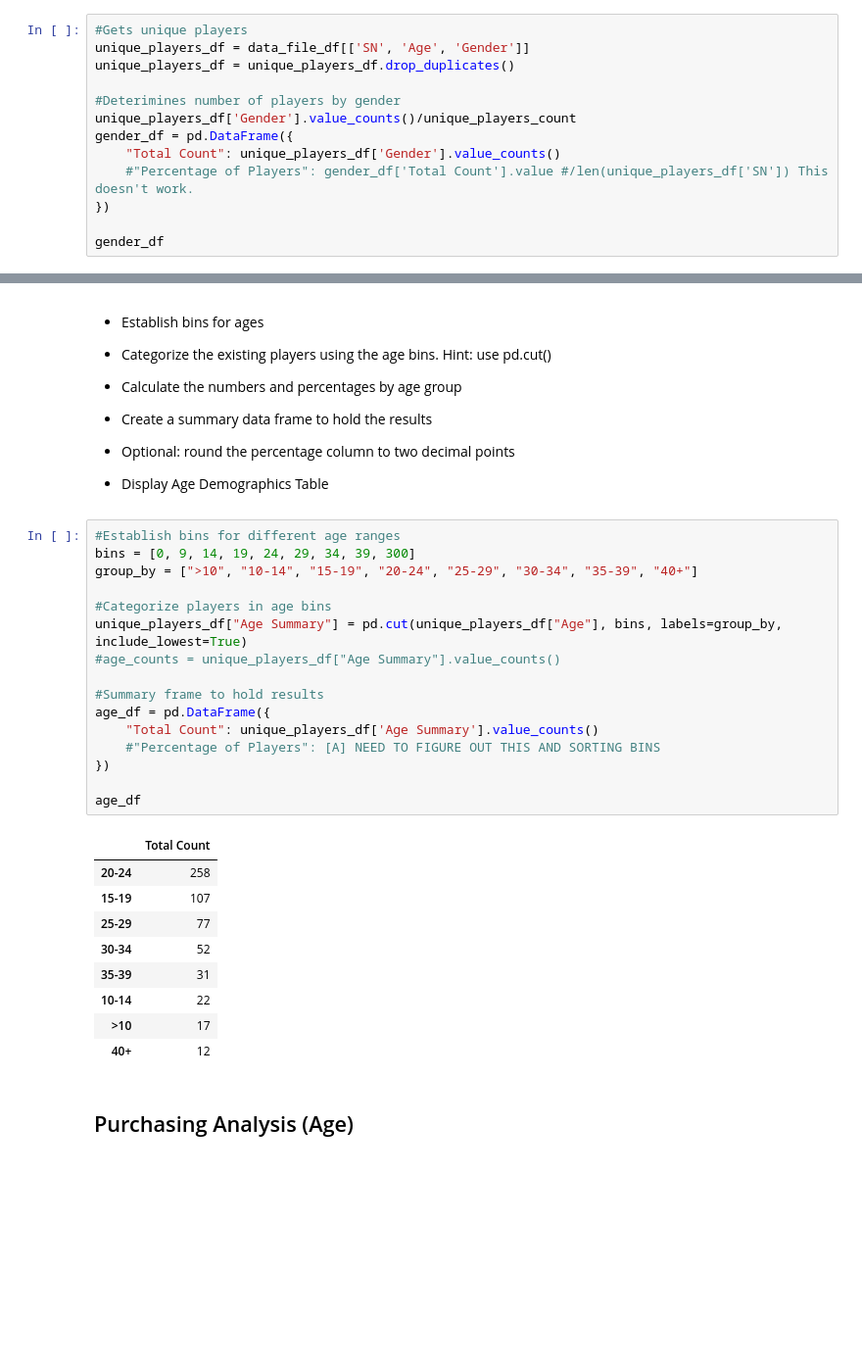
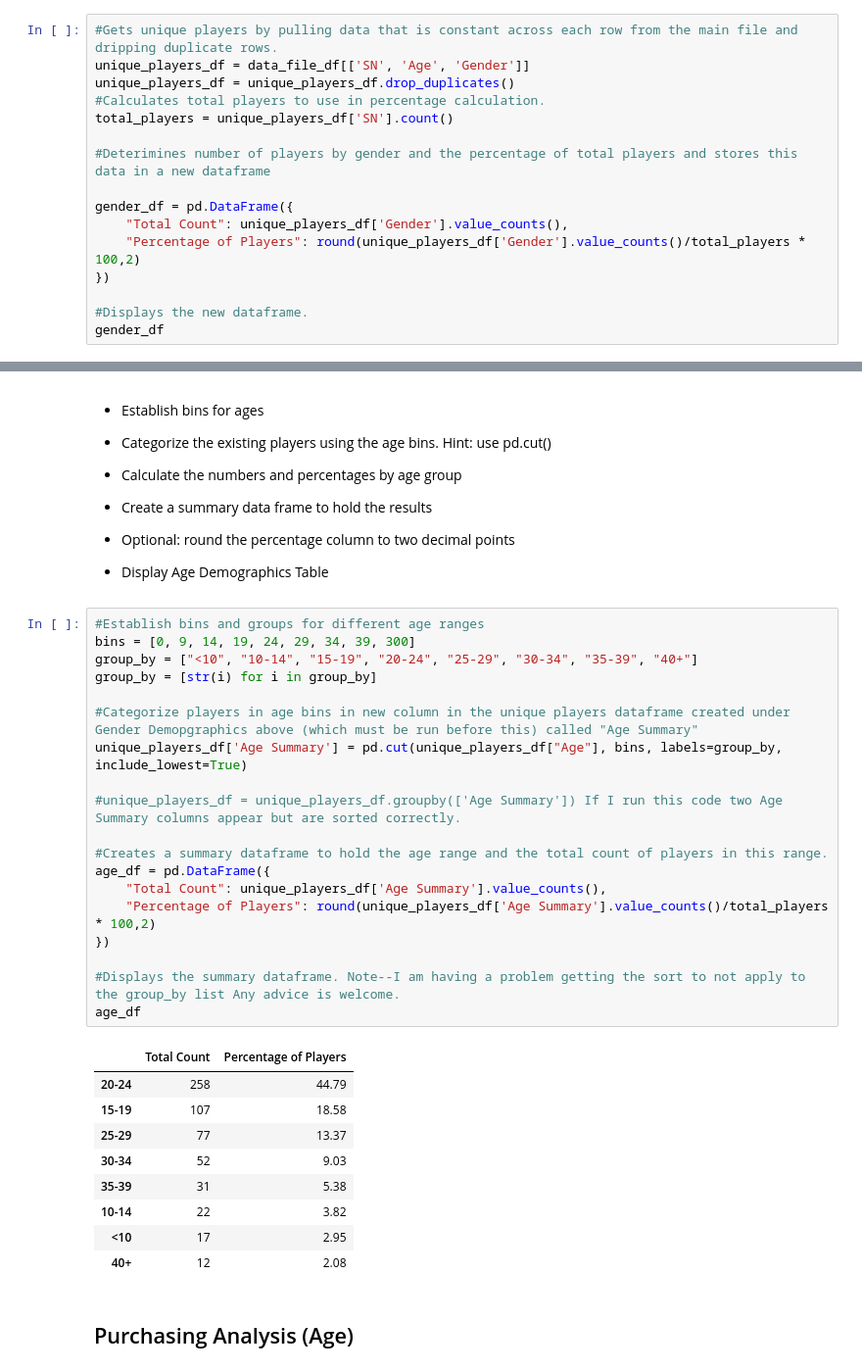
Before and after one commit to KristenScaletta/pandas-challenge, a Jupyter notebook: HeroesofPymoli/HeroesOfPymoli_challenge.ipynb, the cells around one changed output, grey strips where cells are left out. Shown: that part at 98% size. Drawn from its saved outputs; the diff is of its cells as text; blank space fills up the shorter version.

```diff
--- a/HeroesofPymoli/HeroesOfPymoli_challenge.ipynb
+++ b/HeroesofPymoli/HeroesOfPymoli_challenge.ipynb
@@ -73,16 +79,19 @@ summary_data_df.head()
 
 * Percentage and Count of Other / Non-Disclosed
 # %%
-#Gets unique players
+#Gets unique players by pulling data that is constant across each row from the main file and dripping duplicate rows.
 unique_players_df = data_file_df[['SN', 'Age', 'Gender']]
 unique_players_df = unique_players_df.drop_duplicates()
+#Calculates total players to use in percentage calculation.
+total_players = unique_players_df['SN'].count()
 
-#Deterimines number of players by gender
-unique_players_df['Gender'].value_counts()/unique_players_count
+#Deterimines number of players by gender and the percentage of total players and stores this data in a new dataframe
+
 gender_df = pd.DataFrame({
-    "Total Count": unique_players_df['Gender'].value_counts()
-    #"Percentage of Players": gender_df['Total Count'].value #/len(unique_players_df['SN']) This doesn't work.
+    "Total Count": unique_players_df['Gender'].value_counts(),
+    "Percentage of Players": round(unique_players_df['Gender'].value_counts()/total_players * 100,2)
 })
 
+#Displays the new dataframe.
 gender_df
 # %% [output]
@@ -143,31 +156,34 @@ gender_purchase_df
 
 * Display Age Demographics Table
 # %%
-#Establish bins for different age ranges
+#Establish bins and groups for different age ranges
 bins = [0, 9, 14, 19, 24, 29, 34, 39, 300]
-group_by = [">10", "10-14", "15-19", "20-24", "25-29", "30-34", "35-39", "40+"]
+group_by = ["<10", "10-14", "15-19", "20-24", "25-29", "30-34", "35-39", "40+"]
+group_by = [str(i) for i in group_by]
 
-#Categorize players in age bins
-unique_players_df["Age Summary"] = pd.cut(unique_players_df["Age"], bins, labels=group_by, include_lowest=True)
-#age_counts = unique_players_df["Age Summary"].value_counts()
+#Categorize players in age bins in new column in the unique players dataframe created under Gender Demopgraphics above (which must be run before this) called "Age Summary"
+unique_players_df['Age Summary'] = pd.cut(unique_players_df["Age"], bins, labels=group_by, include_lowest=True)
 
-#Summary frame to hold results
+#unique_players_df = unique_players_df.groupby(['Age Summary']) If I run this code two Age Summary columns appear but are sorted correctly.
+
+#Creates a summary dataframe to hold the age range and the total count of players in this range.
 age_df = pd.DataFrame({
-    "Total Count": unique_players_df['Age Summary'].value_counts()
-    #"Percentage of Players": [A] NEED TO FIGURE OUT THIS AND SORTING BINS
+    "Total Count": unique_players_df['Age Summary'].value_counts(),
+    "Percentage of Players": round(unique_players_df['Age Summary'].value_counts()/total_players * 100,2)
 })
 
+#Displays the summary dataframe. Note--I am having a problem getting the sort to not apply to the group_by list Any advice is welcome.
 age_df
 # %% [output]
-|  | Total Count |
-| 20-24 | 258 |
-| 15-19 | 107 |
-| 25-29 | 77 |
-| 30-34 | 52 |
-| 35-39 | 31 |
-| 10-14 | 22 |
-| >10 | 17 |
-| 40+ | 12 |
+|  | Total Count | Percentage of Players |
+| 20-24 | 258 | 44.79 |
+| 15-19 | 107 | 18.58 |
+| 25-29 | 77 | 13.37 |
+| 30-34 | 52 | 9.03 |
+| 35-39 | 31 | 5.38 |
+| 10-14 | 22 | 3.82 |
+| <10 | 17 | 2.95 |
+| 40+ | 12 | 2.08 |
 # %% [markdown]
 ## Purchasing Analysis (Age)
 # %% [markdown]
```
Also changed, not shown: parts of 11 cells of this notebook.
